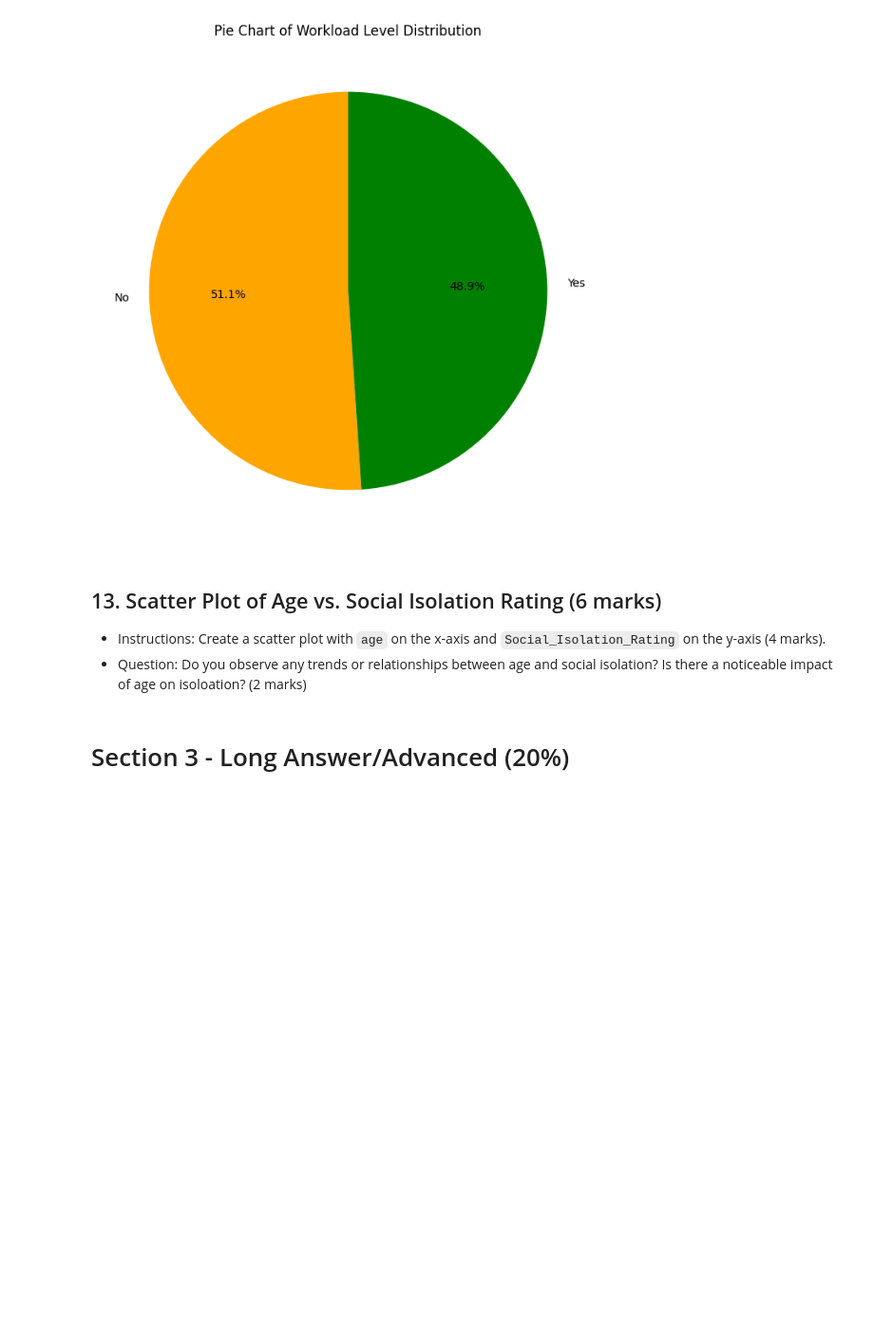
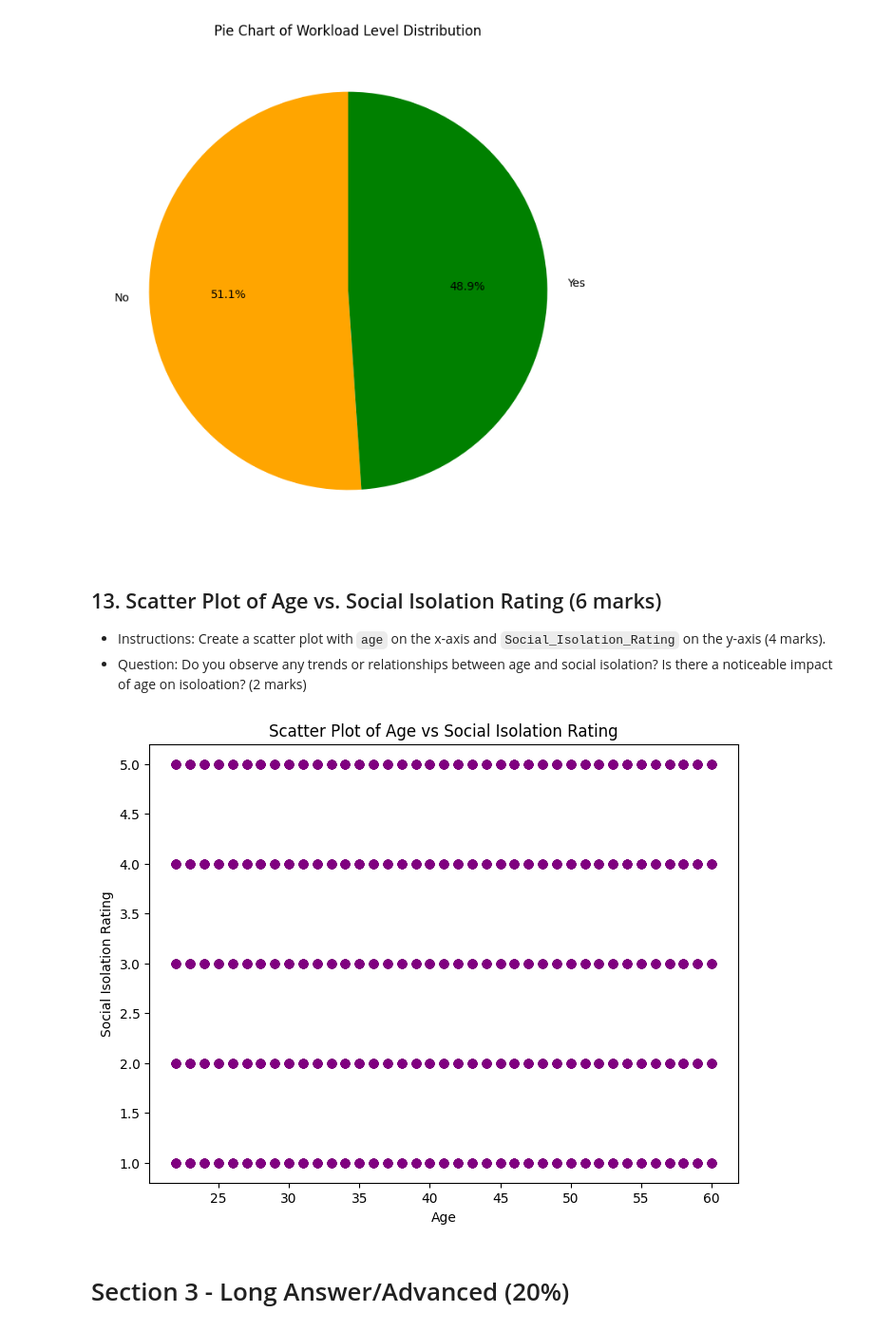
Before and after one commit to jilljota/jilljota, a Jupyter notebook: Assessment/Data_Analytics_with_Python_Assessment.ipynb, the cells around one changed output. Shown at 95% size. Drawn from its saved outputs; the diff is of its cells as text; code cells hidden in the pictures; blank space fills up the shorter version.

```diff
--- a/Assessment/Data_Analytics_with_Python_Assessment.ipynb
+++ b/Assessment/Data_Analytics_with_Python_Assessment.ipynb
@@ -426,3 +424,13 @@ plt.show()
+# %%
+# Write code here
+plt.figure(figsize=(8, 6))
+plt.scatter(df["Age"], df["Social_Isolation_Rating"], color="purple")
+plt.title("Scatter Plot of Age vs Social Isolation Rating")
+plt.xlabel("Age")
+plt.ylabel("Social Isolation Rating")
+plt.show()
+# %% [output]
+[figure, added]
 # %% [markdown]
 # Section 3 - Long Answer/Advanced (20%)
 # %% [markdown]
```
Also changed, not shown: parts of 1 cell of this notebook.
